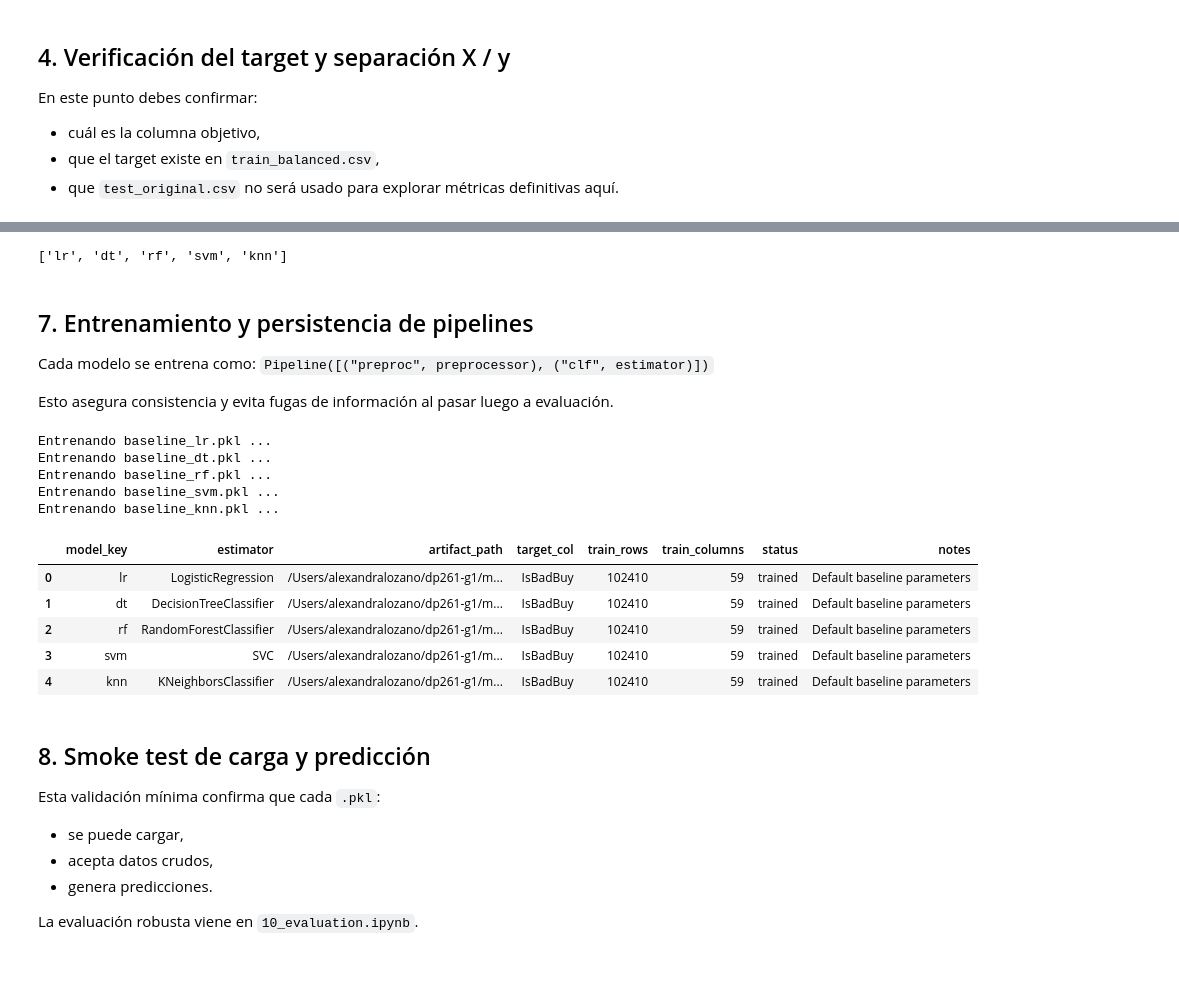
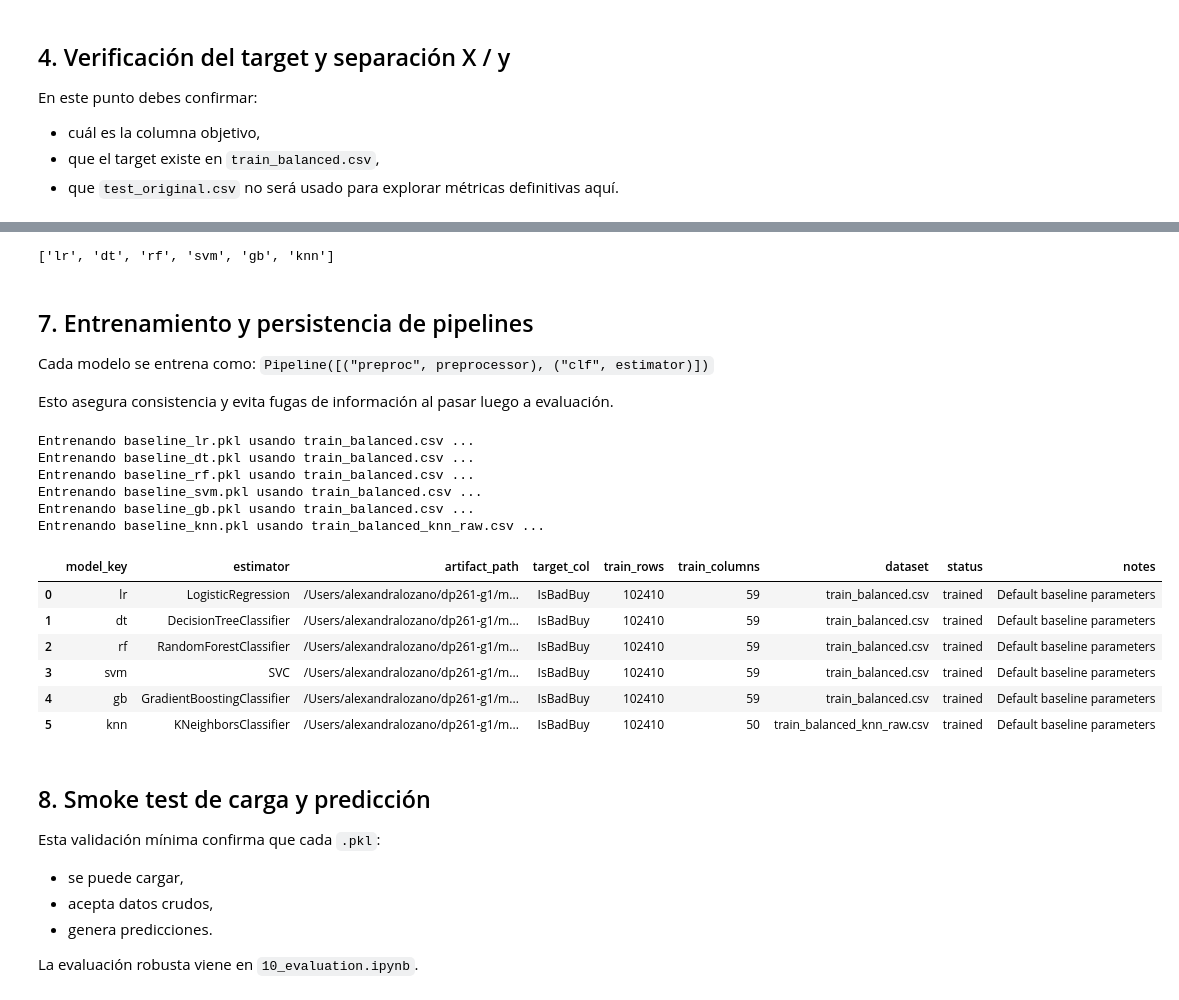
Before and after one commit to pucp-datanalytics/dp261-g1, a Jupyter notebook: notebooks/09_baseline_models.ipynb, the cells around one changed output, grey strips where cells are left out. Drawn from its saved outputs; the diff is of its cells as text; code cells hidden in the pictures; blank space fills up the shorter version.

Commit message:
Fix Sprint 3: precision priority, GB baseline, KNN special path, tracking cleanup

```diff
--- a/notebooks/09_baseline_models.ipynb
+++ b/notebooks/09_baseline_models.ipynb
@@ -154,5 +135,6 @@ El baseline debe usar un **pipeline completo** `preproc + clf`, no preprocesar p
 # %%
-preprocessor = joblib.load(PREPROCESSOR_PATH)
-print(type(preprocessor))
-print(preprocessor)
+import joblib
+preprocessor = joblib.load(PREPROC_PATH)
+preprocessor_knn = joblib.load(PREPROC_KNN_PATH)
+print("Preprocesadores cargados correctamente.")
 # %% [output]
@@ -198,15 +155,13 @@ model_registry = {
     "dt": DecisionTreeClassifier(random_state=RANDOM_STATE),
     "rf": RandomForestClassifier(random_state=RANDOM_STATE),
     "svm": SVC(max_iter=1000, random_state=RANDOM_STATE),
-    "knn": KNeighborsClassifier(),
-    # opcionales:
-    # "nb": GaussianNB(),
-    # "gb": GradientBoostingClassifier(random_state=RANDOM_STATE),
+    "gb": GradientBoostingClassifier(random_state=RANDOM_STATE),
+    "knn": KNeighborsClassifier()
 }
 
 list(model_registry.keys())
 # %% [output]
-['lr', 'dt', 'rf', 'svm', 'knn']
+['lr', 'dt', 'rf', 'svm', 'gb', 'knn']
 # %% [markdown]
 ## 7. Entrenamiento y persistencia de pipelines
 Cada modelo se entrena como:
@@ -219,55 +174,67 @@ MODELS_DIR.mkdir(parents=True, exist_ok=True)
 trained_pipelines = {}
 artifact_rows = []
 
 for short_name, estimator in model_registry.items():
-    # Defensive pipeline construction to handle both dictionary and single object preprocessors
+    # Seleccionar datos y preprocesador según el modelo
+    if short_name == "knn":
+        current_X, current_y = X_train_knn, y_train_knn
+        current_preproc = preprocessor_knn
+        dataset_used = "train_balanced_knn_raw.csv"
+    else:
+        current_X, current_y = X_train, y_train
+        current_preproc = preprocessor
+        dataset_used = "train_balanced.csv"
+
     steps = []
-    if isinstance(preprocessor, dict):
-        if "feature_builder" in preprocessor:
-            steps.append(("feature_builder", clone(preprocessor["feature_builder"])))
-        if "preprocessor" in preprocessor:
-            steps.append(("preproc", clone(preprocessor["preprocessor"])))
+    if isinstance(current_preproc, dict):
+        if "feature_builder" in current_preproc:
+            steps.append(("feature_builder", clone(current_preproc["feature_builder"])))
+        if "preprocessor" in current_preproc:
+            steps.append(("preproc", clone(current_preproc["preprocessor"])))
     else:
-        steps.append(("preproc", clone(preprocessor)))
+        steps.append(("preproc", clone(current_preproc)))
 
     steps.append(("clf", estimator))
     pipe = Pipeline(steps)
 
-    print(f"Entrenando baseline_{short_name}.pkl ...")
-    pipe.fit(X_train, y_train)
+    print(f"Entrenando baseline_{short_name}.pkl usando {dataset_used} ...")
+    pipe.fit(current_X, current_y)
 
     output_path = MODELS_DIR / f"baseline_{short_name}.pkl"
     joblib.dump(pipe, output_path)
 
     trained_pipelines[short_name] = pipe
     artifact_rows.append(
         {
             "model_key": short_name,
             "estimator": estimator.__class__.__name__,
             "artifact_path": str(output_path),
             "target_col": TARGET_COL,
-            "train_rows": X_train.shape[0],
-            "train_columns": X_train.shape[1],
+            "train_rows": current_X.shape[0],
+            "train_columns": current_X.shape[1],
+            "dataset": dataset_used,
             "status": "trained",
             "notes": "Default baseline parameters"
         }
     )
 
 artifacts_df = pd.DataFrame(artifact_rows)
 artifacts_df.to_csv(MODELS_DIR / "baseline_manifest.csv", index=False)
 display(artifacts_df)
 # %% [output]
-Entrenando baseline_lr.pkl ...
-Entrenando baseline_dt.pkl ...
-Entrenando baseline_rf.pkl ...
-Entrenando baseline_svm.pkl ...
-Entrenando baseline_knn.pkl ...
+Entrenando baseline_lr.pkl usando train_balanced.csv ...
+Entrenando baseline_dt.pkl usando train_balanced.csv ...
+Entrenando baseline_rf.pkl usando train_balanced.csv ...
+Entrenando baseline_svm.pkl usando train_balanced.csv ...
+Entrenando baseline_gb.pkl usando train_balanced.csv ...
+Entrenando baseline_knn.pkl usando train_balanced_knn_raw.csv ...
-|  | model_key | estimator | artifact_path | target_col | train_rows | train_columns | status | notes |
-| 0 | lr | LogisticRegression | /Users/alexandralozano/dp261-g1/m... | IsBadBuy | 102410 | 59 | trained | Default baseline parameters |
-| 1 | dt | DecisionTreeClassifier | /Users/alexandralozano/dp261-g1/m... | IsBadBuy | 102410 | 59 | trained | Default baseline parameters |
-| 2 | rf | RandomForestClassifier | /Users/alexandralozano/dp261-g1/m... | IsBadBuy | 102410 | 59 | trained | Default baseline parameters |
-| 3 | svm | SVC | /Users/alexandralozano/dp261-g1/m... | IsBadBuy | 102410 | 59 | trained | Default baseline parameters |
-| 4 | knn | KNeighborsClassifier | /Users/alexandralozano/dp261-g1/m... | IsBadBuy | 102410 | 59 | trained | Default baseline parameters |
+|  | model_key | estimator | artifact_path | target_col | train_rows | train_columns | dataset | status | notes |
+| 0 | lr | LogisticRegression | /Users/alexandralozano/dp261-g1/m... | IsBadBuy | 102410 | 59 | train_balanced.csv | trained | Default baseline parameters |
+| 1 | dt | DecisionTreeClassifier | /Users/alexandralozano/dp261-g1/m... | IsBadBuy | 102410 | 59 | train_balanced.csv | trained | Default baseline parameters |
+| 2 | rf | RandomForestClassifier | /Users/alexandralozano/dp261-g1/m... | IsBadBuy | 102410 | 59 | train_balanced.csv | trained | Default baseline parameters |
+| 3 | svm | SVC | /Users/alexandralozano/dp261-g1/m... | IsBadBuy | 102410 | 59 | train_balanced.csv | trained | Default baseline parameters |
+| 4 | gb | GradientBoostingClassifier | /Users/alexandralozano/dp261-g1/m... | IsBadBuy | 102410 | 59 | train_balanced.csv | trained | Default baseline parameters |
+| 5 | knn | KNeighborsClassifier | /Users/alexandralozano/dp261-g1/m... | IsBadBuy | 102410 | 50 | train_balanced_knn_raw.csv | trained | Default baseline parameters |
 # %% [markdown]
 ## 8. Smoke test de carga y predicción
 Esta validación mínima confirma que cada `.pkl`:
```
Also changed, not shown: parts of 11 cells of this notebook, 35 other files.
